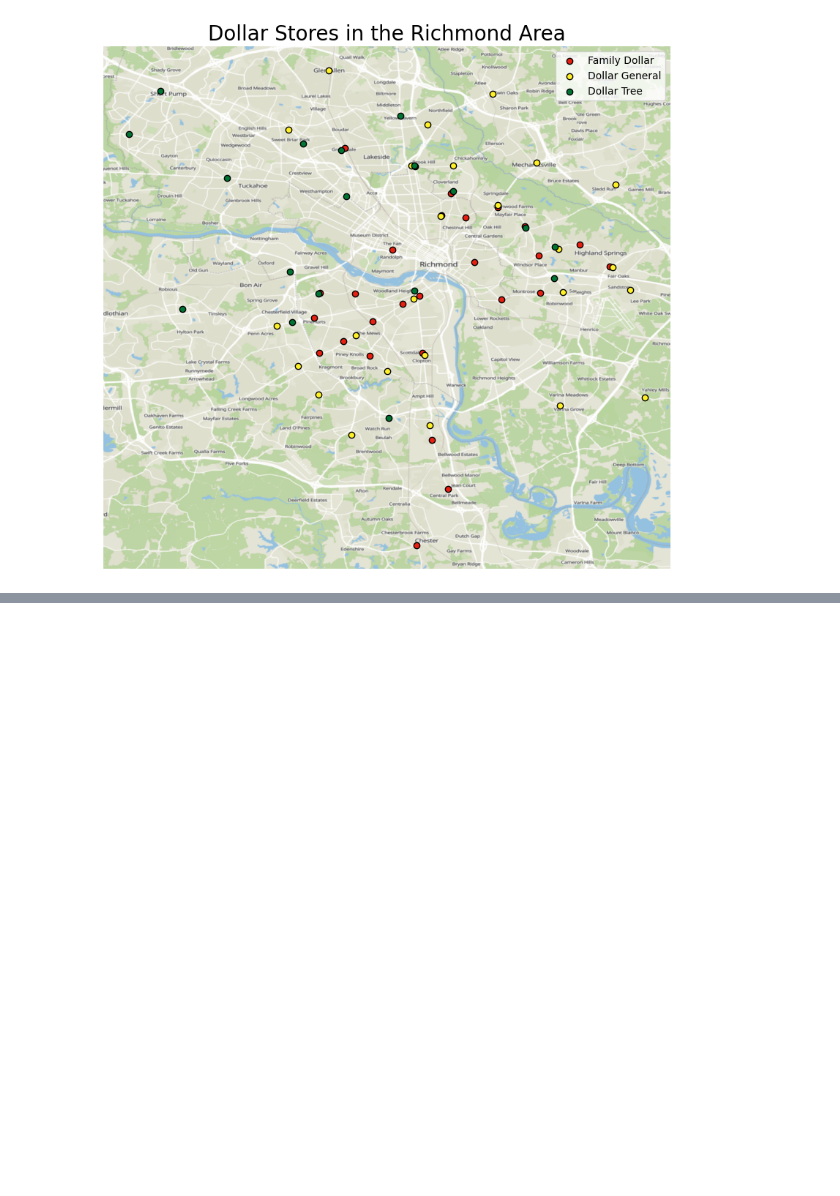
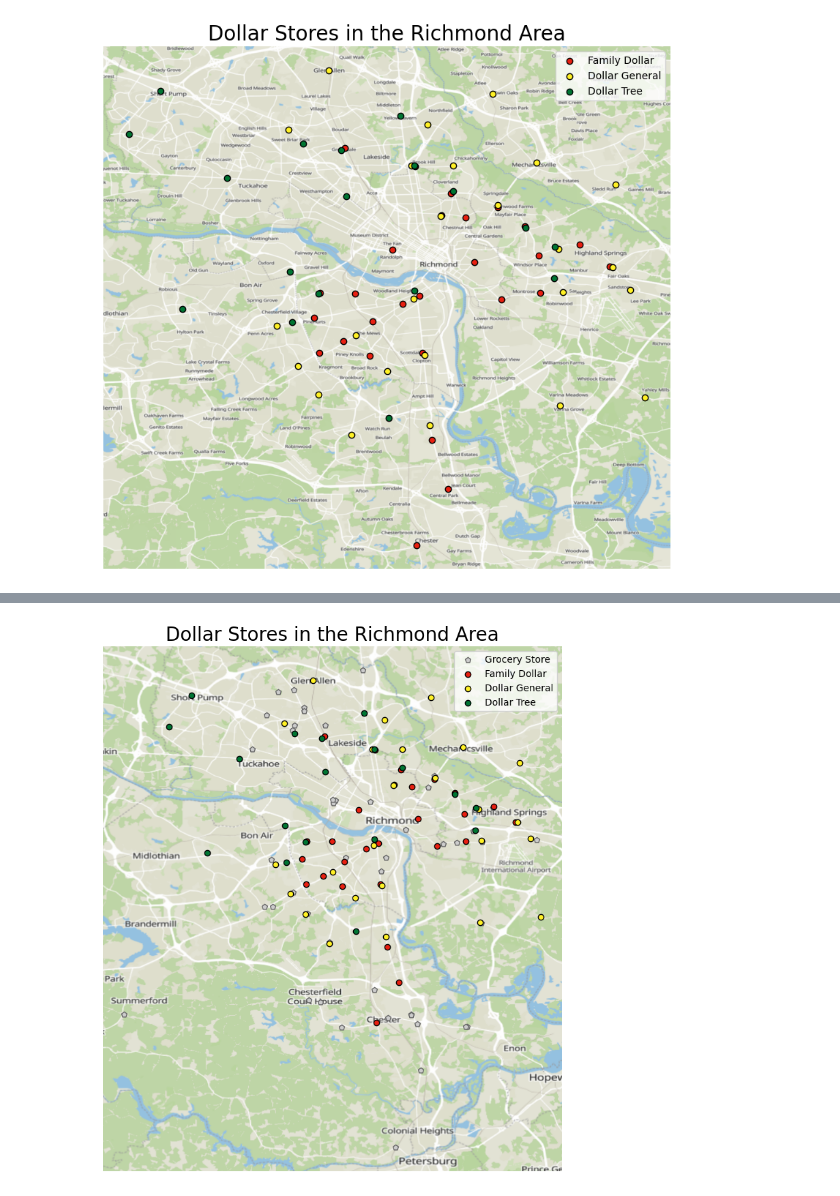
Before and after one commit to kfinity/ric-dollar-stores, a Jupyter notebook: store_map.ipynb, the cells around one changed output, grey strips where cells are left out. Cells and saved outputs as stored; diff of their text form; code cells hidden in the pictures; blank space fills up the shorter version.

Commit message:
add grocery stores

```diff
--- a/store_map.ipynb
+++ b/store_map.ipynb
@@ -77,3 +77,8 @@ plt.axis('off')
 plt.savefig("pics/v2.jpg", facecolor='white', bbox_inches='tight')
 # %% [output]
 [figure]
+# %%
+with open('scraped/taylor.holden_urichmond.json', 'r') as f:
+    ur_groc = json.loads(f.read())
+# %%
+urdf = pd.json_normalize(ur_groc['features'])
@@ -79,0 +92,28 @@ plt.savefig("pics/v2.jpg", facecolor='white', bbox_inches='tight')
+# %%
+ur_gdf = gpd.GeoDataFrame(urdf, crs="EPSG:2804", geometry=gpd.points_from_xy(urdf['geometry.x'], urdf['geometry.y']))
+ur_gdf = ur_gdf.to_crs("EPSG:4326")
+# %%
+
+fig = plt.figure(figsize=(10,10)) # controls resolution - figure size in inches
+ax = fig.add_subplot()
+
+ur_gdf.plot(ax=ax, label="Grocery Store", color="#cccccc", edgecolor="#666666", linewidth=1, marker="p")
+
+fdgdf.plot(ax=ax, label="Family Dollar", color="#e82011", edgecolor="black", linewidth=1)
+dggdf.plot(ax=ax, label="Dollar General", color="#fff126", edgecolor="black", linewidth=1)
+dtgdf.plot(ax=ax, label="Dollar Tree", color="#007533", edgecolor="black", linewidth=1)
+
+
+# plot a base layer
+cx.add_basemap(ax, crs="EPSG:4326", source="https://api.maptiler.com/maps/basic-v2/256/{z}/{x}/{y}.png?key=XdngPAeglh5F6tWGYvJQ")
+#cx.add_basemap(ax, crs="EPSG:4326")
+
+ax.set_title('Dollar Stores in the Richmond Area', fontsize=20)
+plt.legend()
+
+plt.axis('off')
+
+#plt.show(fig)
+plt.savefig("pics/v2_groc.jpg", facecolor='white', bbox_inches='tight')
+# %% [output]
+[figure, added]
```
Also changed, not shown: parts of 1 cell of this notebook, 1 other file.
